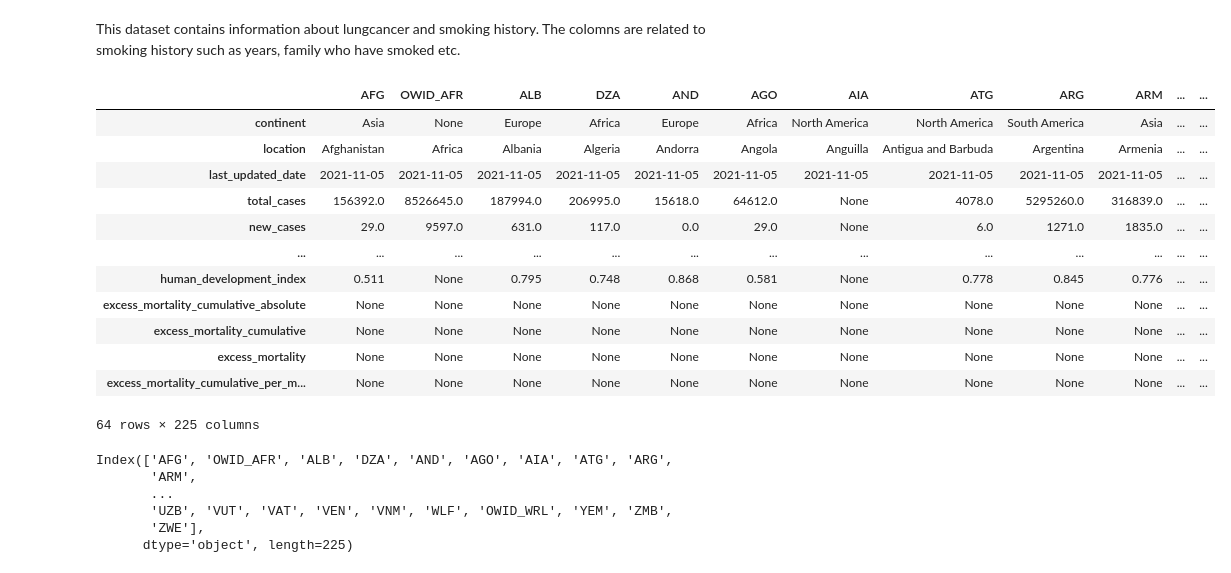
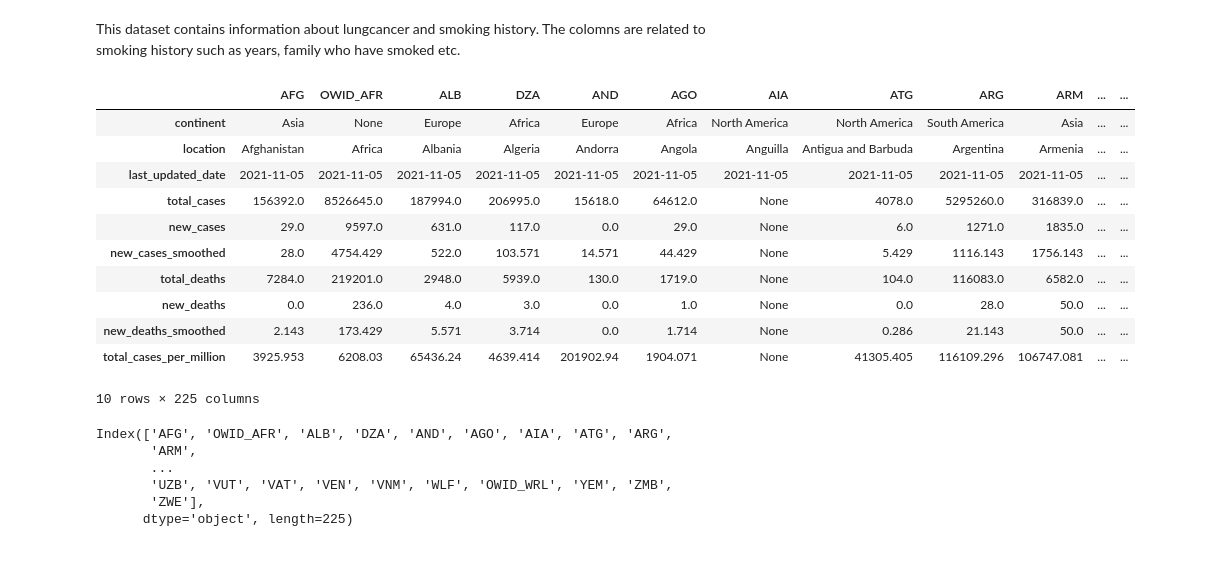
Before and after one commit to malh718/datasci_1_loading, a Jupyter notebook: HHA507HW1.ipynb, the cells around one changed output. Saved outputs shown, nothing was run; the diff lists cells and outputs as text; code cells hidden in the pictures.

```diff
--- a/HHA507HW1.ipynb
+++ b/HHA507HW1.ipynb
@@ -250,21 +253,20 @@ This dataset contains information about lungcancer and smoking history. The colo
 # %%
 coviddeath = pd.read_json('covid.json')
 # %%
-coviddeath
+coviddeath.head(10)
 # %% [output]
 |  | AFG | OWID_AFR | ALB | DZA | AND | AGO | AIA | ATG | ARG | ARM | ... | ... |
 | continent | Asia | None | Europe | Africa | Europe | Africa | North America | North America | South America | Asia | ... | ... |
 | location | Afghanistan | Africa | Albania | Algeria | Andorra | Angola | Anguilla | Antigua and Barbuda | Argentina | Armenia | ... | ... |
 | last_updated_date | 2021-11-05 | 2021-11-05 | 2021-11-05 | 2021-11-05 | 2021-11-05 | 2021-11-05 | 2021-11-05 | 2021-11-05 | 2021-11-05 | 2021-11-05 | ... | ... |
 | total_cases | 156392.0 | 8526645.0 | 187994.0 | 206995.0 | 15618.0 | 64612.0 | None | 4078.0 | 5295260.0 | 316839.0 | ... | ... |
 | new_cases | 29.0 | 9597.0 | 631.0 | 117.0 | 0.0 | 29.0 | None | 6.0 | 1271.0 | 1835.0 | ... | ... |
-| ... | ... | ... | ... | ... | ... | ... | ... | ... | ... | ... | ... | ... |
-| human_development_index | 0.511 | None | 0.795 | 0.748 | 0.868 | 0.581 | None | 0.778 | 0.845 | 0.776 | ... | ... |
-| excess_mortality_cumulative_absolute | None | None | None | None | None | None | None | None | None | None | ... | ... |
-| excess_mortality_cumulative | None | None | None | None | None | None | None | None | None | None | ... | ... |
-| excess_mortality | None | None | None | None | None | None | None | None | None | None | ... | ... |
-| excess_mortality_cumulative_per_m... | None | None | None | None | None | None | None | None | None | None | ... | ... |
+| new_cases_smoothed | 28.0 | 4754.429 | 522.0 | 103.571 | 14.571 | 44.429 | None | 5.429 | 1116.143 | 1756.143 | ... | ... |
+| total_deaths | 7284.0 | 219201.0 | 2948.0 | 5939.0 | 130.0 | 1719.0 | None | 104.0 | 116083.0 | 6582.0 | ... | ... |
+| new_deaths | 0.0 | 236.0 | 4.0 | 3.0 | 0.0 | 1.0 | None | 0.0 | 28.0 | 50.0 | ... | ... |
+| new_deaths_smoothed | 2.143 | 173.429 | 5.571 | 3.714 | 0.0 | 1.714 | None | 0.286 | 21.143 | 50.0 | ... | ... |
+| total_cases_per_million | 3925.953 | 6208.03 | 65436.24 | 4639.414 | 201902.94 | 1904.071 | None | 41305.405 | 116109.296 | 106747.081 | ... | ... |
-64 rows × 225 columns
+10 rows × 225 columns
 # %%
 coviddeath.columns
 # %% [output]
```
Also changed, not shown: parts of 9 cells of this notebook.
